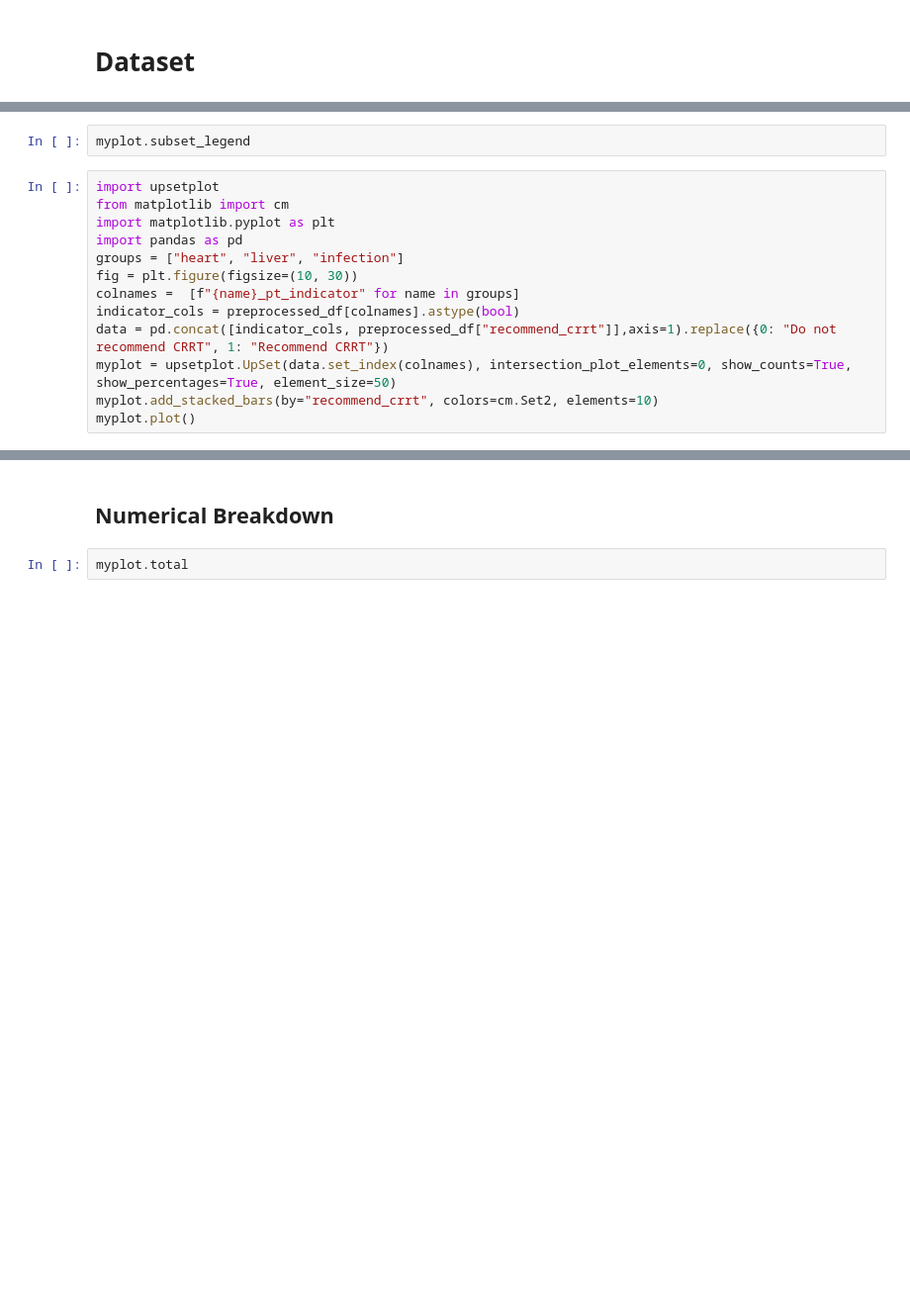
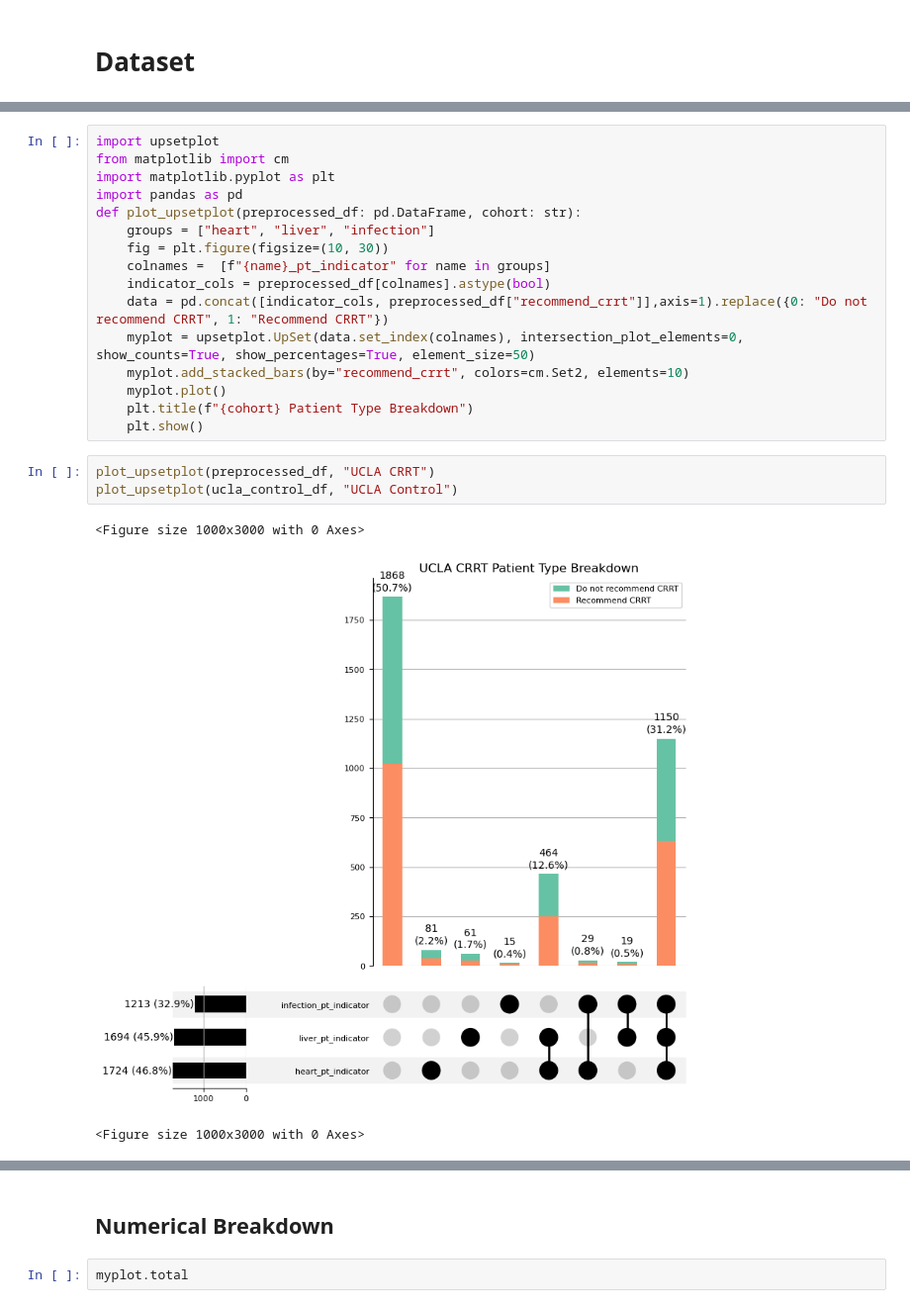
Before and after one commit to uclamii/CRRT, a Jupyter notebook: notebooks/descriptive_report.ipynb, the cells around one changed output, grey strips where cells are left out. Shown: that part at 99% size. Drawn from its saved outputs; the diff is of its cells as text; blank space fills up the shorter version.

```diff
--- a/notebooks/descriptive_report.ipynb
+++ b/notebooks/descriptive_report.ipynb
@@ -56,15 +70,23 @@ preprocessed_df = load_data(args, "ucla_crrt")
-# %%
-myplot.subset_legend
 # %%
 import upsetplot
 from matplotlib import cm
 import matplotlib.pyplot as plt
 import pandas as pd
-groups = ["heart", "liver", "infection"]
-fig = plt.figure(figsize=(10, 30))
-colnames =  [f"{name}_pt_indicator" for name in groups]
-indicator_cols = preprocessed_df[colnames].astype(bool)
-data = pd.concat([indicator_cols, preprocessed_df["recommend_crrt"]],axis=1).replace({0: "Do not recommend CRRT", 1: "Recommend CRRT"})
-myplot = upsetplot.UpSet(data.set_index(colnames), intersection_plot_elements=0, show_counts=True, show_percentages=True, element_size=50)
-myplot.add_stacked_bars(by="recommend_crrt", colors=cm.Set2, elements=10)
-myplot.plot()
+def plot_upsetplot(preprocessed_df: pd.DataFrame, cohort: str):
+    groups = ["heart", "liver", "infection"]
+    fig = plt.figure(figsize=(10, 30))
+    colnames =  [f"{name}_pt_indicator" for name in groups]
+    indicator_cols = preprocessed_df[colnames].astype(bool)
+    data = pd.concat([indicator_cols, preprocessed_df["recommend_crrt"]],axis=1).replace({0: "Do not recommend CRRT", 1: "Recommend CRRT"})
+    myplot = upsetplot.UpSet(data.set_index(colnames), intersection_plot_elements=0, show_counts=True, show_percentages=True, element_size=50)
+    myplot.add_stacked_bars(by="recommend_crrt", colors=cm.Set2, elements=10)
+    myplot.plot()
+    plt.title(f"{cohort} Patient Type Breakdown")
+    plt.show()
+# %%
+plot_upsetplot(preprocessed_df, "UCLA CRRT")
+plot_upsetplot(ucla_control_df, "UCLA Control")
+# %% [output]
+<Figure size 1000x3000 with 0 Axes>
+[figure, added]
+<Figure size 1000x3000 with 0 Axes>
```
Also changed, not shown: parts of 13 cells of this notebook.
